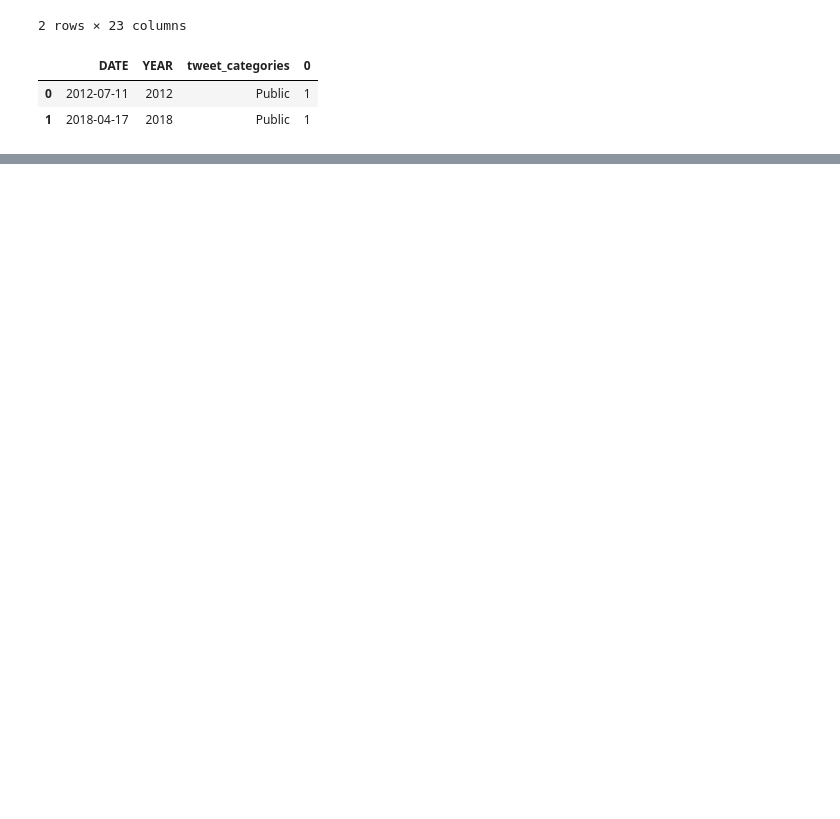
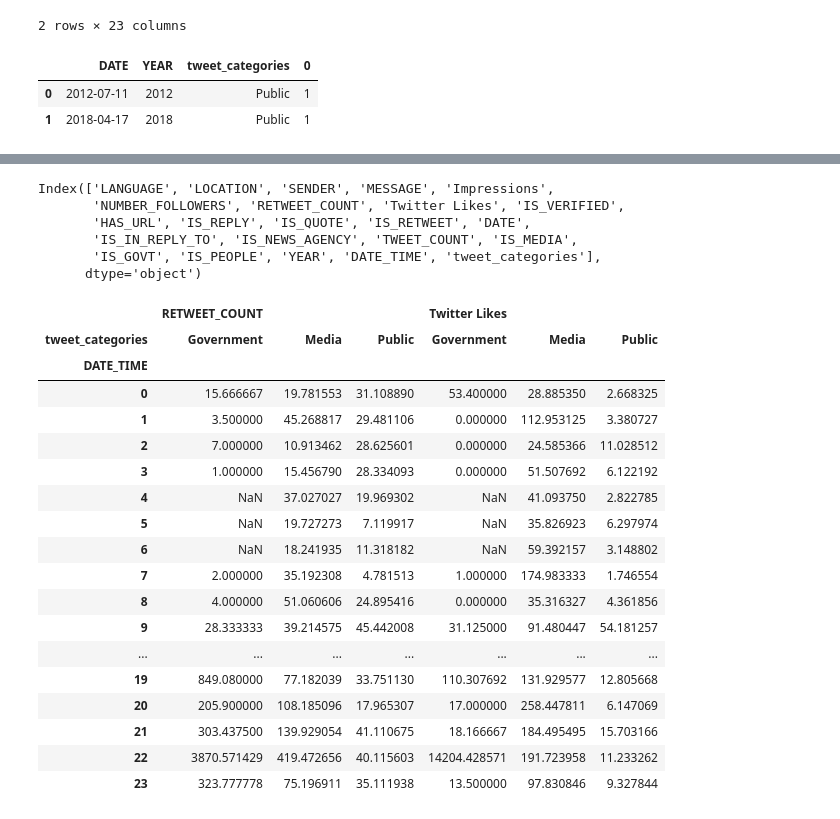
Before and after one commit to mahrukh-k/AI-Project, a Jupyter notebook: EDA_v1.ipynb, the cells around one changed output, grey strips where cells are left out. Saved outputs shown, nothing was run; the diff lists cells and outputs as text; code cells hidden in the pictures; blank space fills up the shorter version.

```diff
--- a/EDA_v1.ipynb
+++ b/EDA_v1.ipynb
@@ -126,0 +169,32 @@ fig.show()
+# %%
+data.columns
+# %% [output]
+Index(['LANGUAGE', 'LOCATION', 'SENDER', 'MESSAGE', 'Impressions',
+       'NUMBER_FOLLOWERS', 'RETWEET_COUNT', 'Twitter Likes', 'IS_VERIFIED',
+       'HAS_URL', 'IS_REPLY', 'IS_QUOTE', 'IS_RETWEET', 'DATE',
+       'IS_IN_REPLY_TO', 'IS_NEWS_AGENCY', 'TWEET_COUNT', 'IS_MEDIA',
+       'IS_GOVT', 'IS_PEOPLE', 'YEAR', 'DATE_TIME', 'tweet_categories'],
+      dtype='object')
+# %%
+# By hour of the day, when is it when eople tweets the most?
+data.groupby([data['DATE_TIME'].dt.hour, 'tweet_categories'])[['RETWEET_COUNT', 'Twitter Likes']].mean().unstack()#.plot()
+# %% [output]
+|  | RETWEET_COUNT |  |  | Twitter Likes |  |  |
+| tweet_categories | Government | Media | Public | Government | Media | Public |
+| DATE_TIME |  |  |  |  |  |  |
+| 0 | 15.666667 | 19.781553 | 31.108890 | 53.400000 | 28.885350 | 2.668325 |
+| 1 | 3.500000 | 45.268817 | 29.481106 | 0.000000 | 112.953125 | 3.380727 |
+| 2 | 7.000000 | 10.913462 | 28.625601 | 0.000000 | 24.585366 | 11.028512 |
+| 3 | 1.000000 | 15.456790 | 28.334093 | 0.000000 | 51.507692 | 6.122192 |
+| 4 | NaN | 37.027027 | 19.969302 | NaN | 41.093750 | 2.822785 |
+| 5 | NaN | 19.727273 | 7.119917 | NaN | 35.826923 | 6.297974 |
+| 6 | NaN | 18.241935 | 11.318182 | NaN | 59.392157 | 3.148802 |
+| 7 | 2.000000 | 35.192308 | 4.781513 | 1.000000 | 174.983333 | 1.746554 |
+| 8 | 4.000000 | 51.060606 | 24.895416 | 0.000000 | 35.316327 | 4.361856 |
+| 9 | 28.333333 | 39.214575 | 45.442008 | 31.125000 | 91.480447 | 54.181257 |
+| ... | ... | ... | ... | ... | ... | ... |
+| 19 | 849.080000 | 77.182039 | 33.751130 | 110.307692 | 131.929577 | 12.805668 |
+| 20 | 205.900000 | 108.185096 | 17.965307 | 17.000000 | 258.447811 | 6.147069 |
+| 21 | 303.437500 | 139.929054 | 41.110675 | 18.166667 | 184.495495 | 15.703166 |
+| 22 | 3870.571429 | 419.472656 | 40.115603 | 14204.428571 | 191.723958 | 11.233262 |
+| 23 | 323.777778 | 75.196911 | 35.111938 | 13.500000 | 97.830846 | 9.327844 |
```
Also changed, not shown: parts of 14 cells of this notebook.
